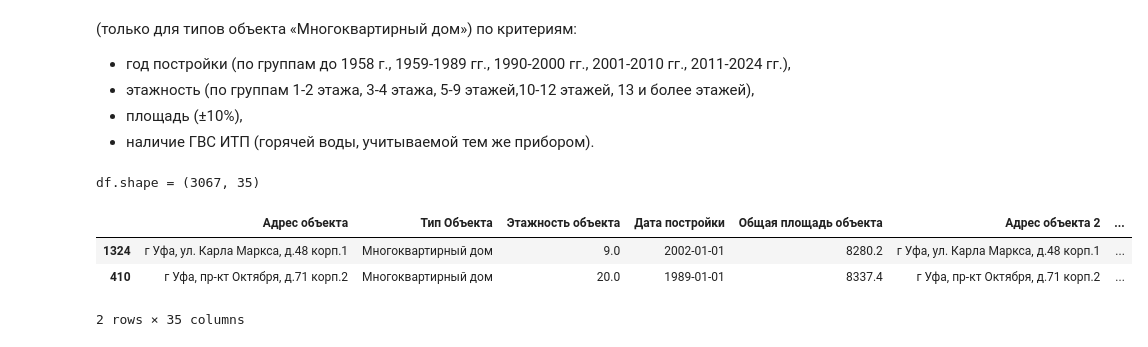
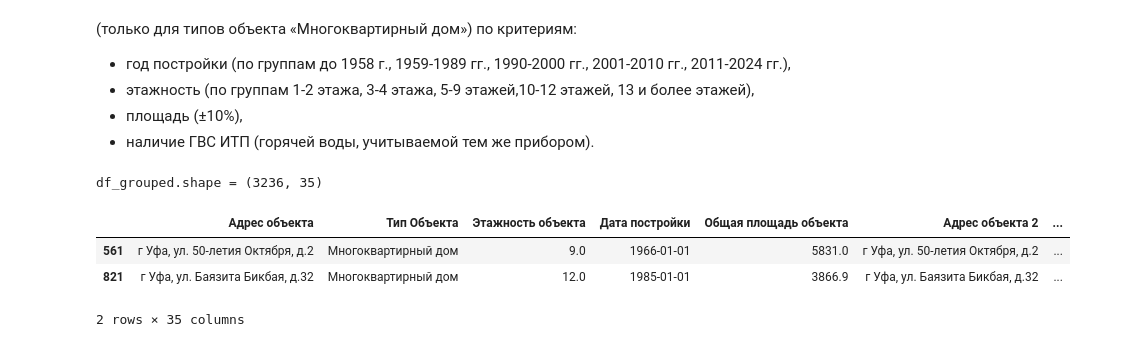
Before and after one commit to YaninaK/anomaly-detection, a Jupyter notebook: notebooks/02_Anomalies_1_2_4.ipynb, the cells around one changed output. Drawn from its saved outputs; the diff is of its cells as text; code cells hidden in the pictures.

````diff
--- a/notebooks/02_Anomalies_1_2_4.ipynb
+++ b/notebooks/02_Anomalies_1_2_4.ipynb
@@ -73,0 +79,6 @@ data, buildings = preprocess.fit_transform(data, buildings)
+# %%
+df = generate_data_sequence(data)
+df.shape
+
+print(f"df.shape = {df.shape}\n")
+df.sample(2)
@@ -155,11 +154,11 @@ print(f"У {cond.sum()} объектов типа Многоквартирный
 # %% [markdown]
 #### 3.1.3 Неуникальные адреса объектов.
 # %%
-df = buildings[
+nonunique = buildings[
     buildings.duplicated(subset=["Адрес объекта", "Тип Объекта"], keep=False)
 ]
-print(f"Всего неуникальных объектов: {df.shape[0]}\n")
-df.head(6)
+print(f"Всего неуникальных объектов: {nonunique.shape[0]}\n")
+nonunique.head(6)
 # %% [output]
 Всего неуникальных объектов: 145
 |  | Адрес объекта | Тип Объекта | Этажность объекта | Дата постройки | Общая площадь объекта | Адрес объекта 2 |
@@ -199,14 +198,14 @@ pd.concat(
 3. Блок ```Учебное заведение, комбинат, центр``` скорректирован:
   * Адреса сделаны уникальными в признаке ```Адрес объекта 2``` через сопоставление с данными об учете теплоэнергии и проставление ``№ ОДПУ`` в адрес.
 # %%
-df = buildings[
+nonunique_2 = buildings[
     buildings.duplicated(subset=["Адрес объекта 2", "Тип Объекта"], keep=False)
 ]
 pd.concat(
     [
-      df["Тип Объекта"].value_counts(),
-      df["Тип Объекта"].value_counts(True),
-      df.groupby(["Тип Объекта"])["Адрес объекта 2"].agg(lambda x: x.nunique())
+      nonunique_2["Тип Объекта"].value_counts(),
+      nonunique_2["Тип Объекта"].value_counts(True),
+      nonunique_2.groupby(["Тип Объекта"])["Адрес объекта 2"].agg(lambda x: x.nunique())
     ], axis=1
 )
 # %% [output]
@@ -249,13 +248,13 @@ equal_values.head(10)
   - наличие ГВС ИТП (горячей воды, учитываемой тем же прибором).
 # %%
 grouping = Grouping()
-df = grouping.fit_transform(data, buildings)
+df_grouped, dropped = grouping.fit_transform(df, buildings)
 
-print(f"df.shape = {df.shape}\n")
-df.sample(2)
+print(f"df_grouped.shape = {df_grouped.shape}\n")
+df_grouped.sample(2)
 # %% [output]
-df.shape = (3067, 35)
+df_grouped.shape = (3236, 35)
 |  | Адрес объекта | Тип Объекта | Этажность объекта | Дата постройки | Общая площадь объекта | Адрес объекта 2 | ... |
-| 1324 | г Уфа, ул. Карла Маркса, д.48 корп.1 | Многоквартирный дом | 9.0 | 2002-01-01 | 8280.2 | г Уфа, ул. Карла Маркса, д.48 корп.1 | ... |
-| 410 | г Уфа, пр-кт Октября, д.71 корп.2 | Многоквартирный дом | 20.0 | 1989-01-01 | 8337.4 | г Уфа, пр-кт Октября, д.71 корп.2 | ... |
+| 561 | г Уфа, ул. 50-летия Октября, д.2 | Многоквартирный дом | 9.0 | 1966-01-01 | 5831.0 | г Уфа, ул. 50-летия Октября, д.2 | ... |
+| 821 | г Уфа, ул. Баязита Бикбая, д.32 | Многоквартирный дом | 12.0 | 1985-01-01 | 3866.9 | г Уфа, ул. Баязита Бикбая, д.32 | ... |
 2 rows × 35 columns
````
Also changed, not shown: parts of 16 cells of this notebook.
